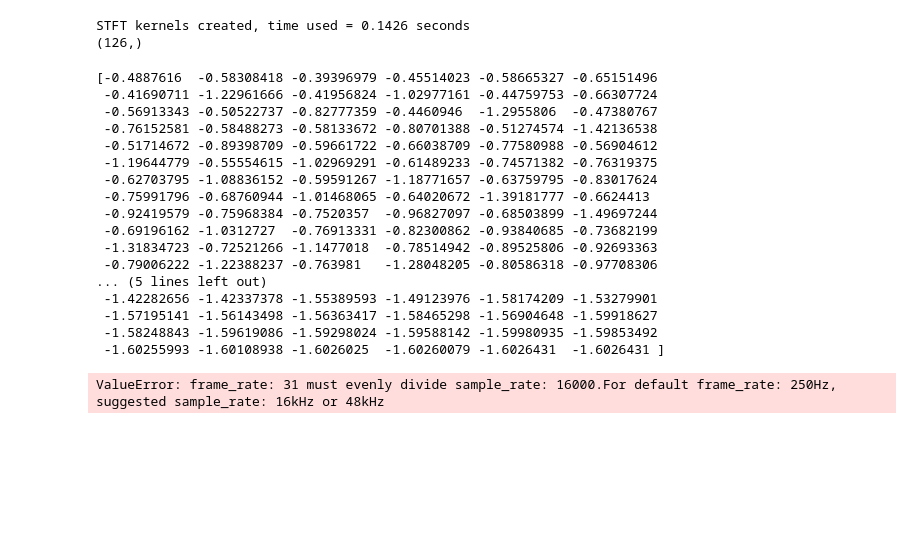
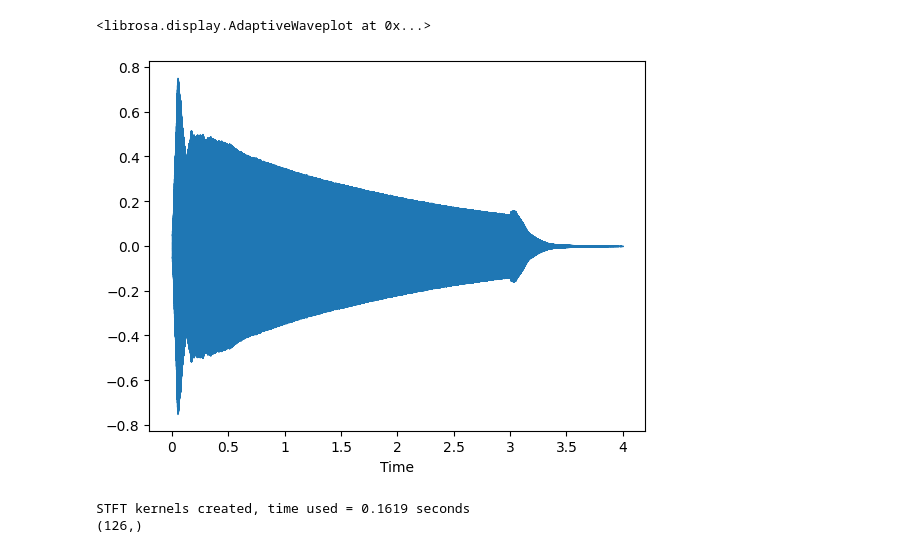
Before and after one commit to NicholasHoffs/DWST, a Jupyter notebook: notebooks/loudness.ipynb, the cells around one changed output. Drawn from its saved outputs; the diff is of its cells as text; code cells hidden in the pictures; blank space fills up the shorter version.

```diff
--- a/notebooks/loudness.ipynb
+++ b/notebooks/loudness.ipynb
@@ -9,29 +10,14 @@ if module_path not in sys.path:
     sys.path.append(module_path)
 from loudness_encoder import loudness
 # %%
-signal, sr = load('../test_audio/mallet_acoustic_074-072-050.wav', sr=None)
+y,sr = load('../test_audio/mallet_acoustic_074-072-050.wav', sr=None)
+# %%
+waveshow(y,sr)
+# %% [output]
+<librosa.display.AdaptiveWaveplot at 0x...>
+[figure, added]
 # %%
-loud = loudness(signal, sr, 2048, 512)
+loud = loudness(y, sr)
 # %% [output]
-STFT kernels created, time used = 0.1426 seconds
+STFT kernels created, time used = 0.1619 seconds
 (126,)
-# %%
-print(loud)
-# %% [output]
-[-0.4887616  -0.58308418 -0.39396979 -0.45514023 -0.58665327 -0.65151496
- -0.41690711 -1.22961666 -0.41956824 -1.02977161 -0.44759753 -0.66307724
- -0.56913343 -0.50522737 -0.82777359 -0.4460946  -1.2955806  -0.47380767
- -0.76152581 -0.58488273 -0.58133672 -0.80701388 -0.51274574 -1.42136538
- -0.51714672 -0.89398709 -0.59661722 -0.66038709 -0.77580988 -0.56904612
- -1.19644779 -0.55554615 -1.02969291 -0.61489233 -0.74571382 -0.76319375
- -0.62703795 -1.08836152 -0.59591267 -1.18771657 -0.63759795 -0.83017624
- -0.75991796 -0.68760944 -1.01468065 -0.64020672 -1.39181777 -0.6624413
- -0.92419579 -0.75968384 -0.7520357  -0.96827097 -0.68503899 -1.49697244
- -0.69196162 -1.0312727  -0.76913331 -0.82300862 -0.93840685 -0.73682199
- -1.31834723 -0.72521266 -1.1477018  -0.78514942 -0.89525806 -0.92693363
- -0.79006222 -1.22388237 -0.763981   -1.28048205 -0.80586318 -0.97708306
-... (5 lines left out)
- -1.42282656 -1.42337378 -1.55389593 -1.49123976 -1.58174209 -1.53279901
- -1.57195141 -1.56143498 -1.56363417 -1.58465298 -1.56904648 -1.59918627
- -1.58248843 -1.59619086 -1.59298024 -1.59588142 -1.59980935 -1.59853492
- -1.60255993 -1.60108938 -1.6026025  -1.60260079 -1.6026431  -1.6026431 ]
@@ -84,4 +23,0 @@ def extract_loudness(audio, sampling_rate, block_size=None, n_fft=2048, frame_ra
-# %%
-extract_loudness(signal, sr, 512,2048)
-# %% [output]
-ValueError: frame_rate: 31 must evenly divide sample_rate: 16000.For default frame_rate: 250Hz, suggested sample_rate: 16kHz or 48kHz
```
Also changed, not shown: parts of 14 cells of this notebook, 18 other files.
